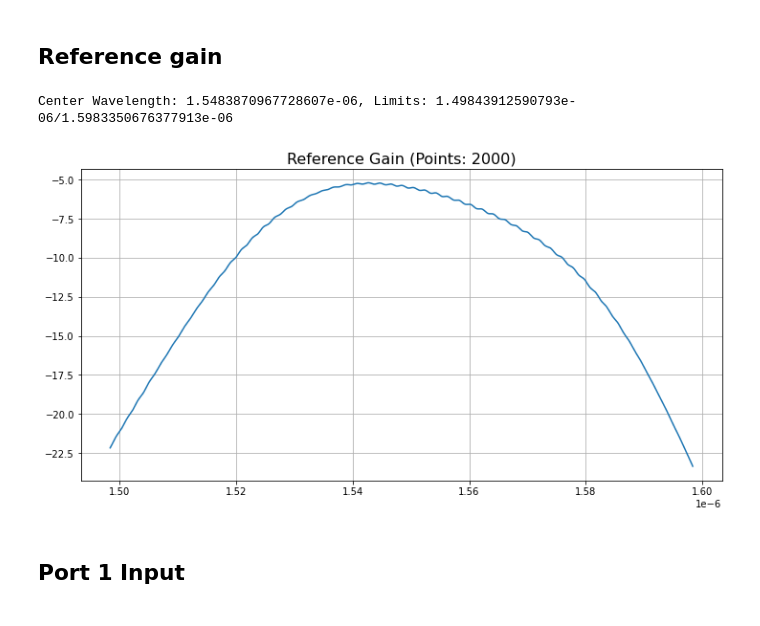
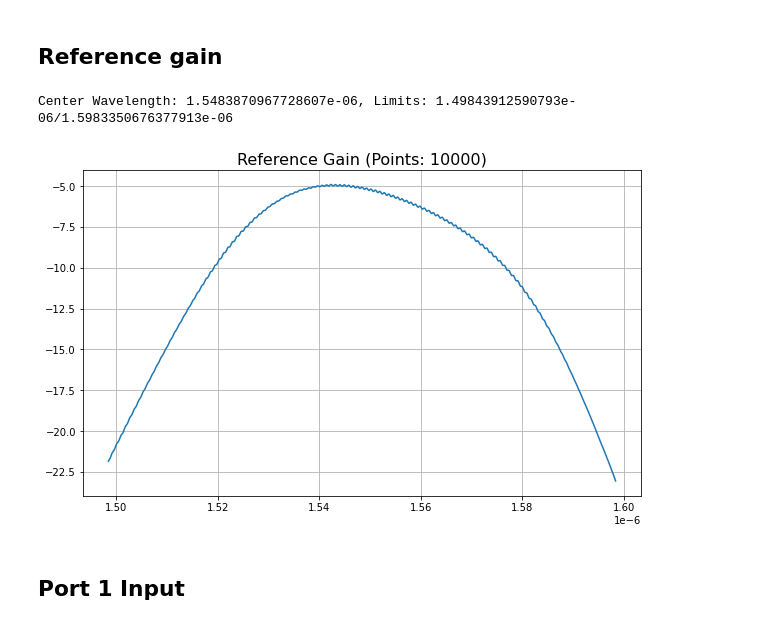
Before and after one commit to CaioRodrigues200/Photonics-training, a Jupyter notebook: Projects/Hybrid4x4/InterconnectFiles/MMI4x4_Interconnect_CHIP.ipynb, the cells around one changed output. Cells and saved outputs as stored; diff of their text form; code cells hidden in the pictures.

```diff
--- a/Projects/Hybrid4x4/InterconnectFiles/MMI4x4_Interconnect_CHIP.ipynb
+++ b/Projects/Hybrid4x4/InterconnectFiles/MMI4x4_Interconnect_CHIP.ipynb
@@ -40,31 +40,31 @@ mmi = lumapi.INTERCONNECT(filename='CHIP_series2.icp')
 # %%
 c = 299792458
 mmi.select('ONA_1')
 CenterWv = c/mmi.get('center frequency')
 RangeWv = mmi.get('frequency range')*CenterWv**2/c
 
 ResRef = np.array(mmi.getresultdata('ONA_1','input 1/mode 1/gain')[:,0])
-Xarray = np.linspace(CenterWv-RangeWv/2,CenterWv+RangeWv/2,2000)
+Xarray = np.linspace(CenterWv-RangeWv/2,CenterWv+RangeWv/2,10000)
 print(f'Center Wavelength: {CenterWv}, Limits: {CenterWv-RangeWv/2}/{CenterWv+RangeWv/2}')
-plt.figure(figsize=(12,6))
+plt.figure(figsize=(10,6))
 plt.title(f'Reference Gain (Points: {len(Xarray)})', fontsize=16)
 plt.plot(Xarray,ResRef, label='Ref')
 plt.grid(True)
 # plt.xlim(1530e-9,1565e-9)
 # plt.ylim(-8,-5)
 
 DataRef = {'Xarray':Xarray, 'ResRef':ResRef}
 
-MSOutfile = open('SavedData/RefGain','wb')
+MSOutfile = open('SavedData/RefGain_Waveguide','wb')
 plk.dump(DataRef,MSOutfile)
 MSOutfile.close()
 
 datapath = 'Media'
 file_count = sum(len(files) for _, _, files in os.walk(datapath))
 plt.savefig("Media/Ref_CHIP" + str(file_count) + ".png", transparent=False, facecolor="white", bbox_inches="tight")
 # %% [output]
 Center Wavelength: 1.5483870967728607e-06, Limits: 1.49843912590793e-06/1.5983350676377913e-06
-[figure, old version]
+[figure, new version]
 # %% [markdown]
 ## Port 1 Input
 # %%
```
Also changed, not shown: parts of 7 cells of this notebook, 23 other files.
